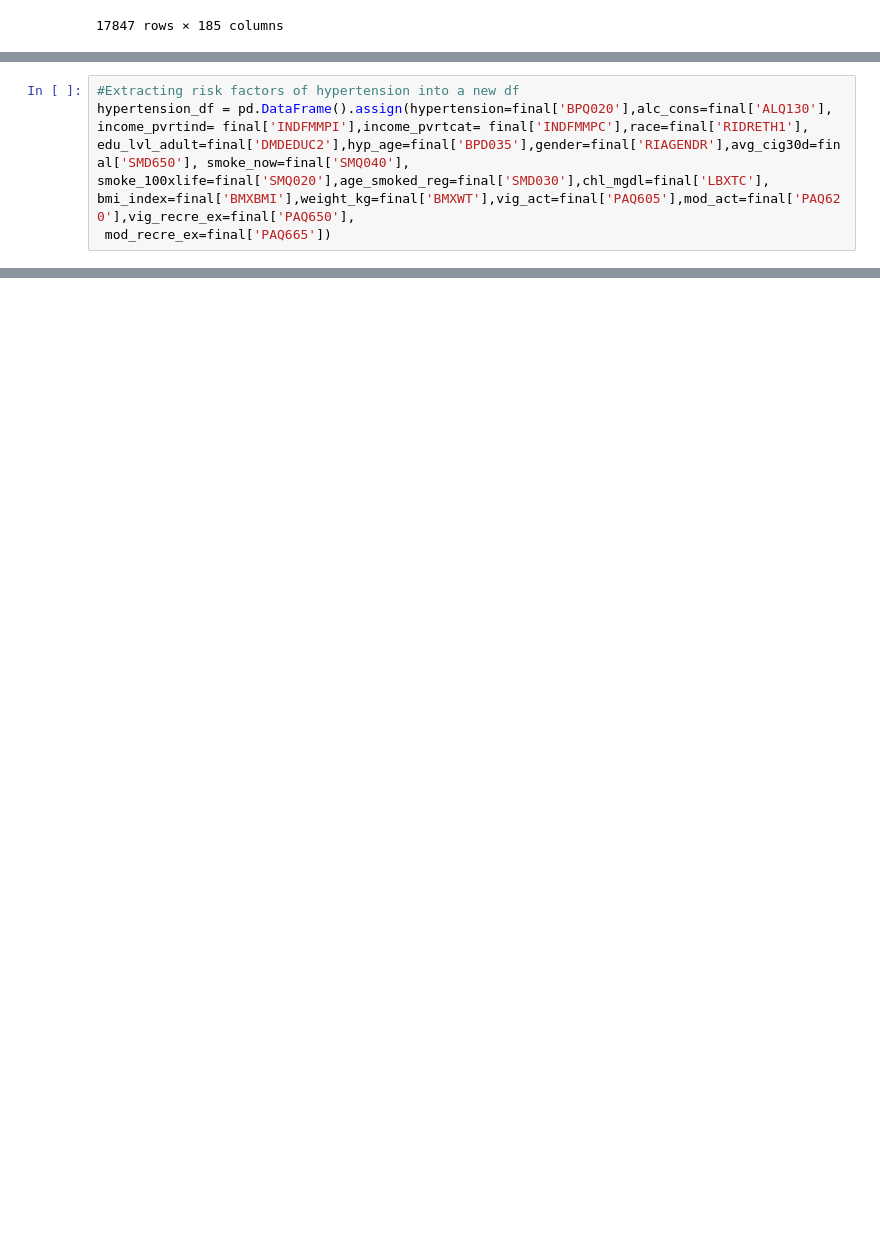
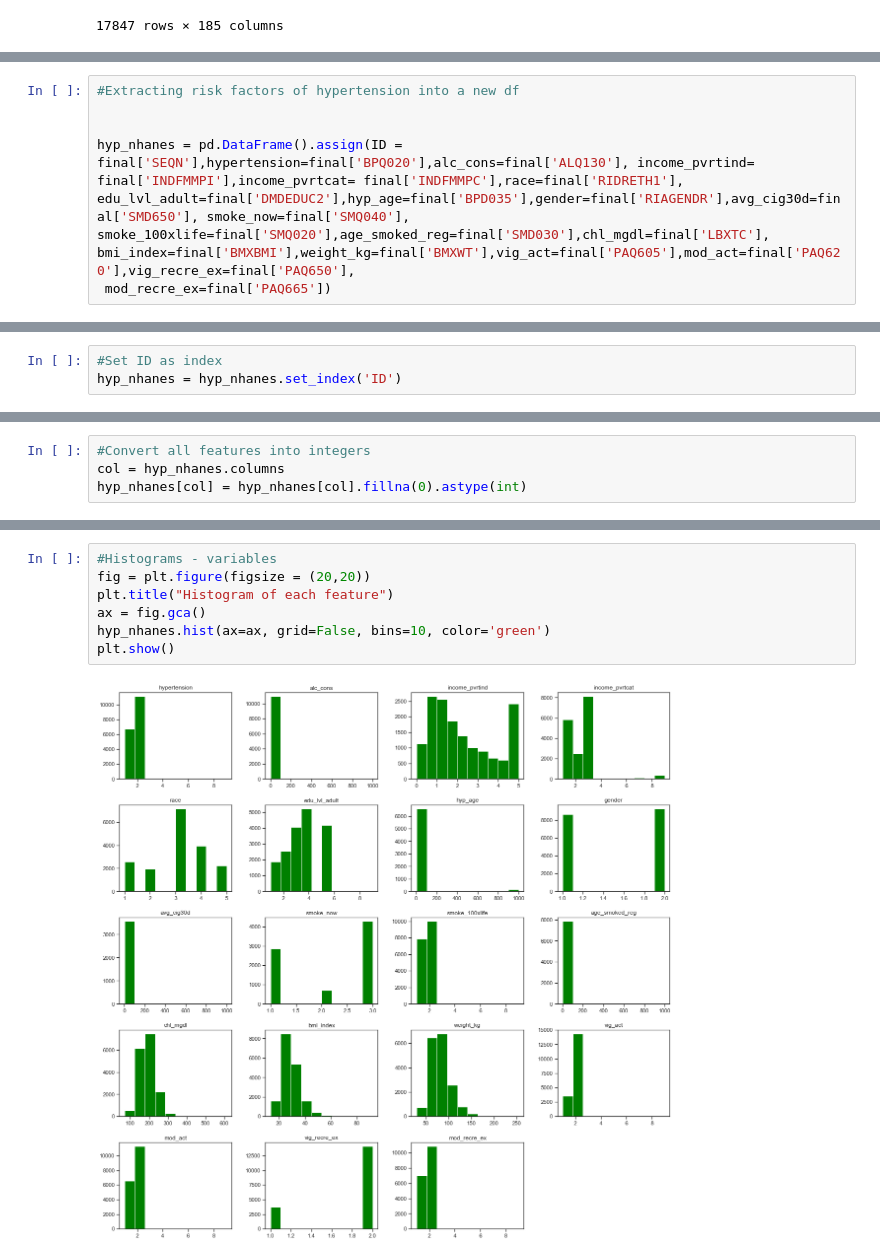
Before and after one commit to bgabr/predicting-risk-of-hypertension-using-NHANES-data, a Jupyter notebook: Project.ipynb, the cells around one changed output, grey strips where cells are left out. Drawn from its saved outputs; the diff is of its cells as text; blank space fills up the shorter version.

```diff
--- a/Project.ipynb
+++ b/Project.ipynb
@@ -436,6 +411,8 @@ memory usage: 3.2 MB
 # %%
 #Extracting risk factors of hypertension into a new df
-hypertension_df = pd.DataFrame().assign(hypertension=final['BPQ020'],alc_cons=final['ALQ130'], income_pvrtind= final['INDFMMPI'],income_pvrtcat= final['INDFMMPC'],race=final['RIDRETH1'],
+
+
+hyp_nhanes = pd.DataFrame().assign(ID = final['SEQN'],hypertension=final['BPQ020'],alc_cons=final['ALQ130'], income_pvrtind= final['INDFMMPI'],income_pvrtcat= final['INDFMMPC'],race=final['RIDRETH1'],
 edu_lvl_adult=final['DMDEDUC2'],hyp_age=final['BPD035'],gender=final['RIAGENDR'],avg_cig30d=final['SMD650'], smoke_now=final['SMQ040'],
 smoke_100xlife=final['SMQ020'],age_smoked_reg=final['SMD030'],chl_mgdl=final['LBXTC'],
 bmi_index=final['BMXBMI'],weight_kg=final['BMXWT'],vig_act=final['PAQ605'],mod_act=final['PAQ620'],vig_recre_ex=final['PAQ650'],
@@ -443 +429,4 @@ bmi_index=final['BMXBMI'],weight_kg=final['BMXWT'],vig_act=final['PAQ605'],mod_a
+# %%
+#Set ID as index
+hyp_nhanes = hyp_nhanes.set_index('ID')
 # %%
@@ -510,0 +551,4 @@ hyper_df.shape
+# %%
+#Convert all features into integers
+col = hyp_nhanes.columns
+hyp_nhanes[col] = hyp_nhanes[col].fillna(0).astype(int)
@@ -510,0 +580,9 @@ hyper_df.shape
+# %%
+#Histograms - variables
+fig = plt.figure(figsize = (20,20))
+plt.title("Histogram of each feature")
+ax = fig.gca()
+hyp_nhanes.hist(ax=ax, grid=False, bins=10, color='green')
+plt.show()
+# %% [output]
+[figure, added]
```
Also changed, not shown: parts of 30 cells of this notebook.
